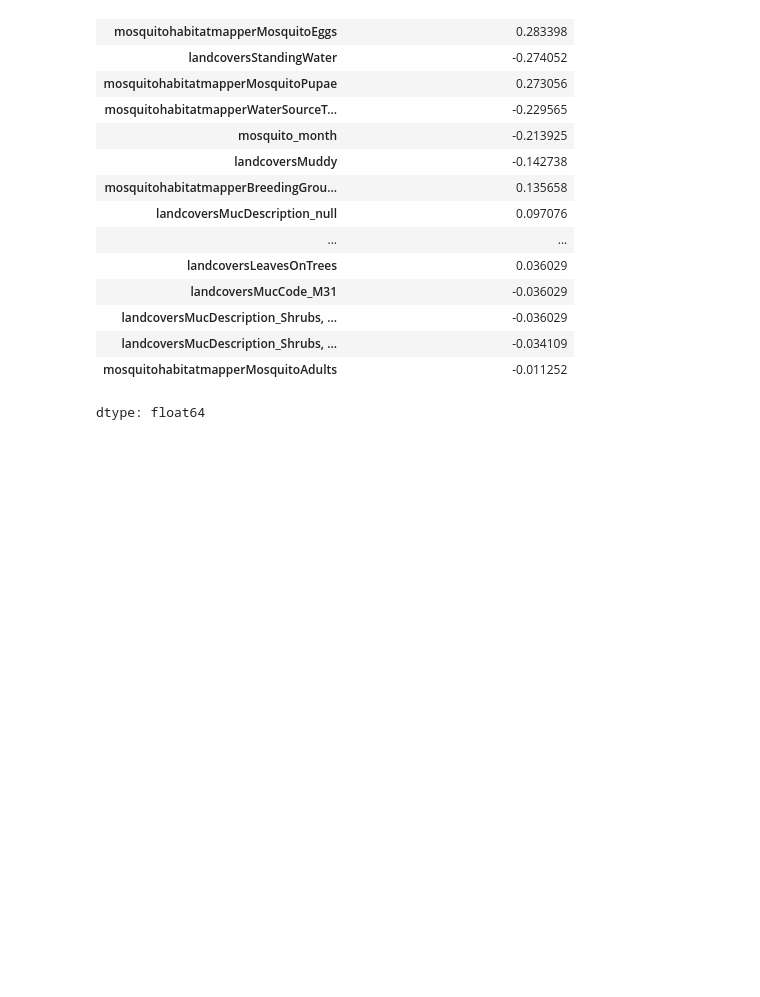
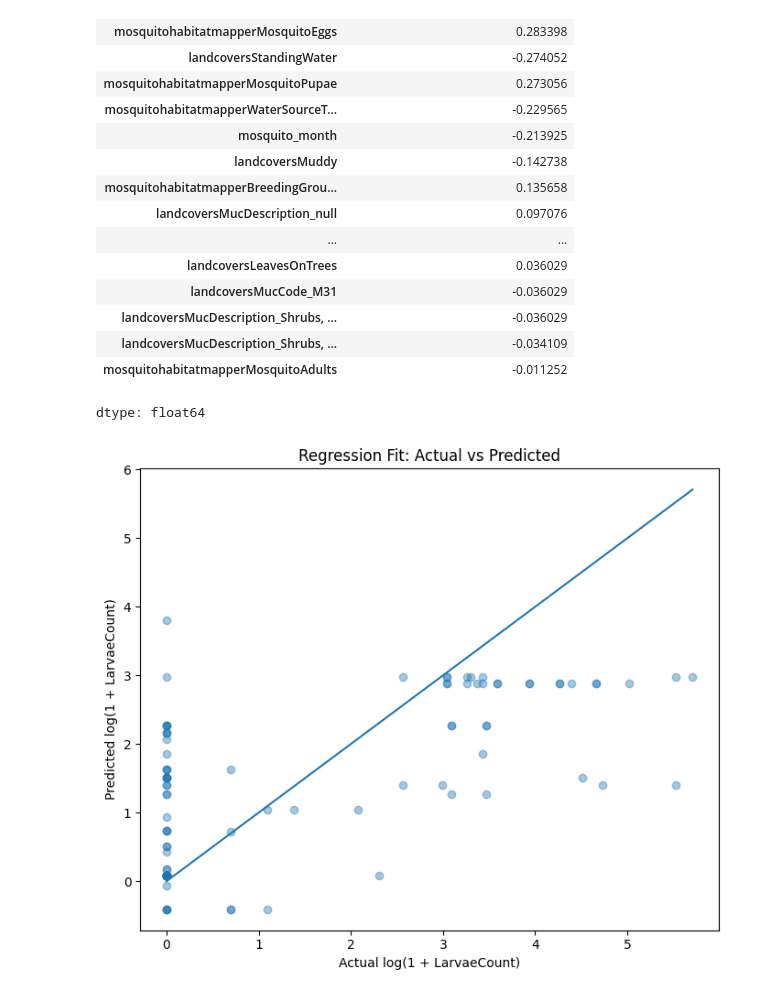
Before and after one commit to Satyabratadas/GeoEmerge_hackathon, a Jupyter notebook: analysis_Matthew.ipynb, the cells around one changed output. Cells and saved outputs as stored; diff of their text form; code cells hidden in the pictures; blank space fills up the shorter version.

```diff
--- a/analysis_Matthew.ipynb
+++ b/analysis_Matthew.ipynb
@@ -325,3 +325,30 @@ top_larvae_corr = (
 )
 
 top_larvae_corr.head(25)
+# %%
+import statsmodels.formula.api as smf
+import numpy as np
+
+df_reg = df_encoded.copy()
+
+# log-transform helps a lot with count data
+df_reg["log_larvae"] = np.log1p(df_reg["mosquitohabitatmapperLarvaeCount"])
+
+model = smf.ols(
+    "log_larvae ~ landcoversDryGround + landcoversStandingWater + landcoversMuddy + mosquito_month + mosquito_year",
+    data=df_reg
+).fit()
+# %%
+df_reg["pred_log_larvae"] = model.predict(df_reg)
+
+plt.figure(figsize=(7, 6))
+plt.scatter(df_reg["log_larvae"], df_reg["pred_log_larvae"], alpha=0.4)
+plt.xlabel("Actual log(1 + LarvaeCount)")
+plt.ylabel("Predicted log(1 + LarvaeCount)")
+plt.title("Regression Fit: Actual vs Predicted")
+plt.plot([df_reg["log_larvae"].min(), df_reg["log_larvae"].max()],
+         [df_reg["log_larvae"].min(), df_reg["log_larvae"].max()])
+plt.tight_layout()
+plt.show()
+# %% [output]
+[figure, added]
```
Also changed, not shown: parts of 3 cells of this notebook.
